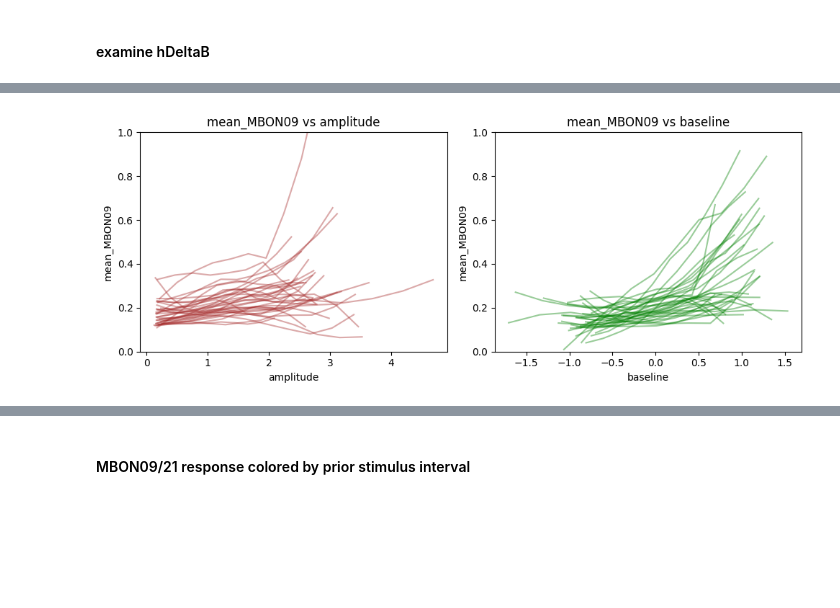
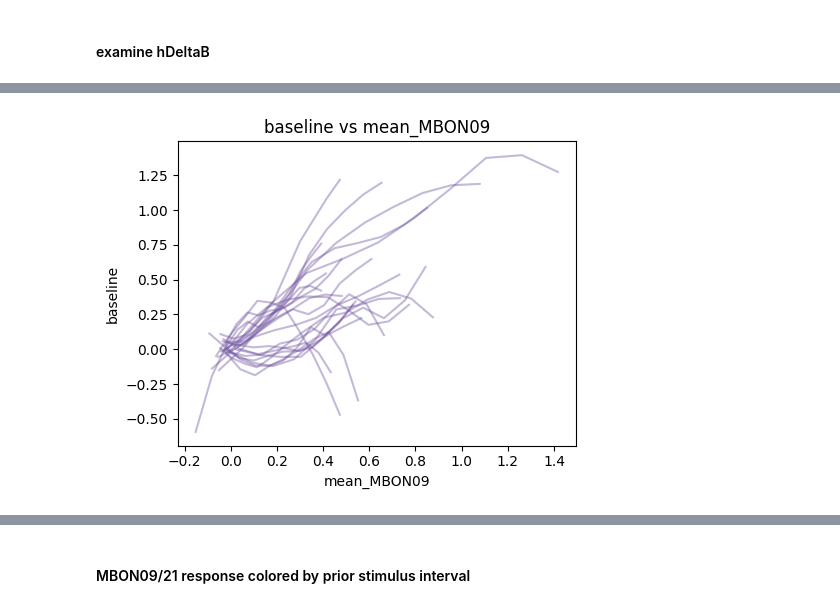
Before and after one commit to jingxuanf0214/thesis-2p-behavior-align, a Jupyter notebook: imaging/sparse_odor_analysis.ipynb, the cells around one changed output, grey strips where cells are left out. Saved outputs shown, nothing was run; the diff lists cells and outputs as text; code cells hidden in the pictures; blank space fills up the shorter version.

```diff
--- a/imaging/sparse_odor_analysis.ipynb
+++ b/imaging/sparse_odor_analysis.ipynb
@@ -1923,0 +1184,3 @@ plot_tuning_curve_wrapper_2(combined_df_copy, ["mean_MBON09_minmax", "mean_MBON2
+# %%
+with open('saved_data/MBON_tuning_old.pkl', 'rb') as f:
+    MBON_tuning_df = pickle.load(f)
@@ -1923,0 +1244,3 @@ plot_tuning_curve_wrapper_2(combined_df_copy, ["mean_MBON09_minmax", "mean_MBON2
+# %%
+with open('saved_data/MBON_tuning_old.pkl', 'rb') as f:
+    MBON_tuning_df = pickle.load(f)
@@ -1924,2 +1320,33 @@ plot_tuning_curve_wrapper_2(combined_df_copy, ["mean_MBON09_minmax", "mean_MBON2
 # %% [markdown]
 #### examine hDeltaB
+# %%
+with open('saved_data/combined_old.pkl', 'rb') as f:
+    combined_df_old = pickle.load(f)
+# %%
+combined_df_filtered = combined_df_old[~((combined_df_old['folder_name'] == '20231107-1_MBON21_GCAMP7f_odor_5dur25isi') & (combined_df_old['trialid'] == 3))]
+combined_df_copy = combined_df_filtered[combined_df_filtered.net_motion_state==1].copy()
+# Create a copy of the dataframe with only unique flyid and trialid combinations
+# where the average odor_state is greater than 0
+# First, group by flyid and trialid to calculate average odor_state
+avg_odor_state = combined_df_copy.groupby(['flyid', 'trialid'])['odor_state'].mean().reset_index()
+
+# Filter for combinations where average odor_state > 0
+valid_combinations = avg_odor_state[avg_odor_state['odor_state'] > 0]
+
+# Create a boolean mask to filter the original dataframe
+mask = combined_df_copy.apply(lambda row: ((row['flyid'], row['trialid']) in
+                                          zip(valid_combinations['flyid'],
+                                              valid_combinations['trialid'])),
+                             axis=1)
+
+# Apply the mask to create the filtered copy
+combined_df_odor = combined_df_copy[mask].copy()
+
+#print(f"Original dataframe had {len(combined_df_filtered[combined_df_filtered.net_motion_state==1])} rows")
+#print(f"Filtered dataframe has {len(combined_df_copy)} rows")
+#print(f"Number of unique flyid-trialid combinations: {combined_df_copy.groupby(['flyid', 'trialid']).ngroups}")
+
+
+plot_tuning_curve_wrapper_3(combined_df_copy, [ "baseline"], behavioral_vars=['mean_MBON09'],
+                              num_bins=10, percentile_low=1, percentile_high=100,
+                              plot_column=None, plot_var_func=None, apply_smoothing=True)
@@ -1926,9 +1355,6 @@ plot_tuning_curve_wrapper_2(combined_df_copy, ["mean_MBON09_minmax", "mean_MBON2
 # %%
-combined_df_filtered = combined_df[~((combined_df['folder_name'] == '20231107-1_MBON21_GCAMP7f_odor_5dur25isi') & (combined_df['trialid'] == 3))]
-combined_df_copy = combined_df_filtered[combined_df_filtered.net_motion_state==1].copy()
-
-plot_tuning_curve_wrapper_3(combined_df_copy, [ "mean_MBON09"], behavioral_vars=['amplitude',  'baseline'],
+plot_tuning_curve_wrapper_3(combined_df_odor, [ "baseline"], behavioral_vars=['mean_MBON09'],
                               num_bins=10, percentile_low=1, percentile_high=100,
                               plot_column=None, plot_var_func=None, apply_smoothing=True)
 # %% [output]
-[figure, old version]
+[figure, new version]
```
Also changed, not shown: parts of 131 cells of this notebook, 7 other files.
